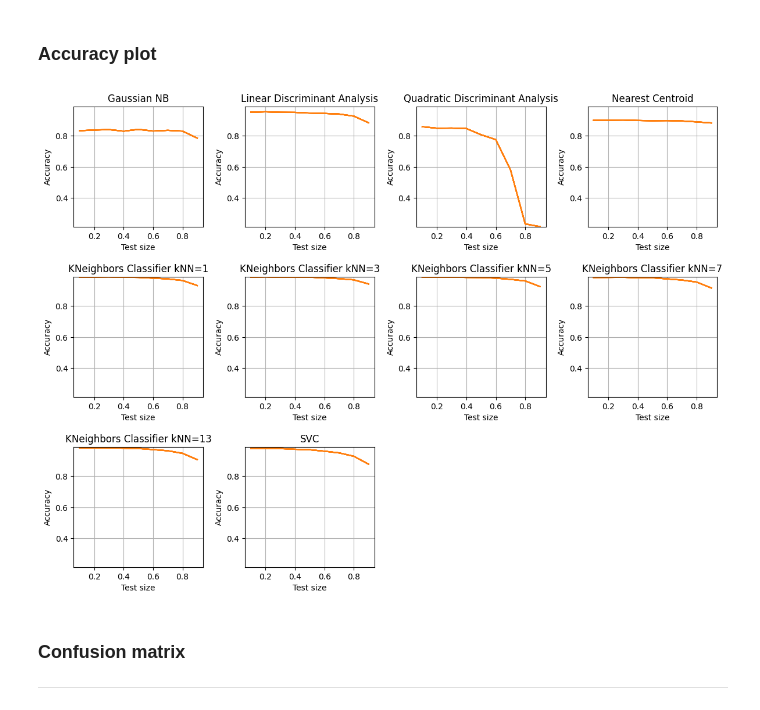
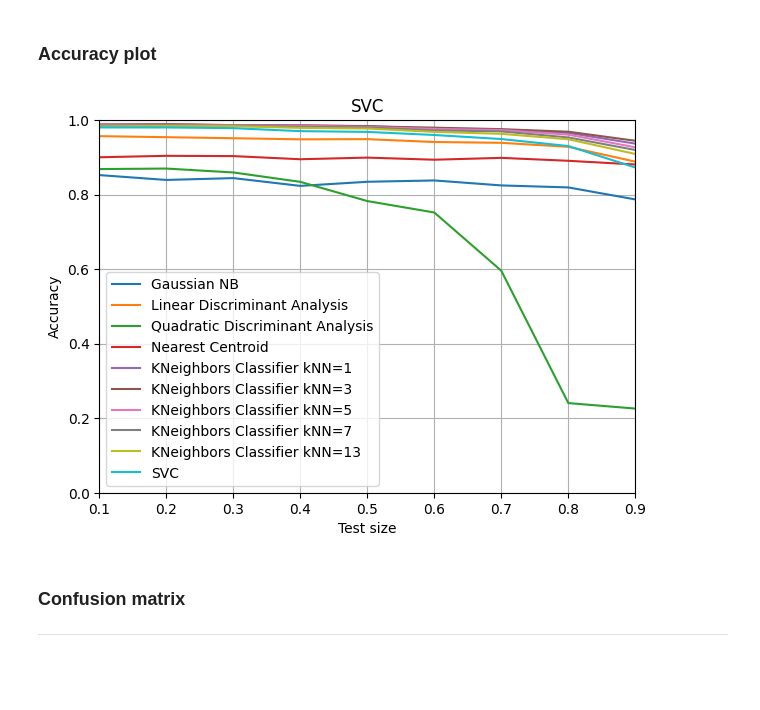
Before and after one commit to BezdzietnyAntoni/MachineLearning, a Jupyter notebook: Project/project_sheet.ipynb, the cells around one changed output. Drawn from its saved outputs; the diff is of its cells as text; code cells hidden in the pictures; blank space fills up the shorter version.

Commit message:
Merged multiple acc plot

```diff
--- a/Project/project_sheet.ipynb
+++ b/Project/project_sheet.ipynb
@@ -52,7 +71,7 @@ from sklearn.neighbors import KNeighborsClassifier
 from sklearn.svm import SVC
 
 TEST_SIZE = [0.1, 0.2, 0.3, 0.4, 0.5, 0.6, 0.7, 0.8, 0.9] # Testing `test_size` parameter
-N_ITER = 2                                              # Number of iterations for all tests
+N_ITER = 10                                              # Number of iterations for all tests
 
 # Classifiers
 K_NEIGHBORS = [1,3,5,7,13]
@@ -156,28 +175,22 @@ Parameters: test size: 0.9, n_times: 20
 # %%
 # Import libraries
 import matplotlib.pyplot as plt
 import numpy as np
 
-# Plotting parameters
-n_plots = len(CLASSIFIERS)
-n_cols = 4
-n_rows = int(np.ceil(n_plots/n_cols))
-plt.figure(figsize=(3*n_cols, 3*n_rows))
+for j, classifier in enumerate(CLASSIFIERS):
+    plt.plot(TEST_SIZE, accuracy_matrix[:,j], label = CLASSIFIERS_DOCSTR[j])
 
-for i, t_size in enumerate(TEST_SIZE):
-    for j, classifier in enumerate(CLASSIFIERS):
-        plt.subplot(n_rows, n_cols, j+1)
-        plt.plot(TEST_SIZE, accuracy_matrix[:,j], 'C1')
-        plt.ylim([np.min(accuracy_matrix), np.max(accuracy_matrix)])
-        plt.grid(True)
-        plt.ylabel("Accuracy")
-        plt.xlabel("Test size")
-        plt.title(CLASSIFIERS_DOCSTR[j])
-
+plt.ylim([0 , 1])
+plt.xlim([np.min(TEST_SIZE), np.max(TEST_SIZE)])
+plt.grid(True)
+plt.ylabel("Accuracy")
+plt.xlabel("Test size")
+plt.title(CLASSIFIERS_DOCSTR[j])
+plt.legend()
 plt.tight_layout(pad=1.5)
 plt.show()
 # %% [output]
-[figure, old version]
+[figure, new version]
 # %% [markdown]
 ### Confusion matrix
 ---
```
Also changed, not shown: parts of 9 cells of this notebook.
